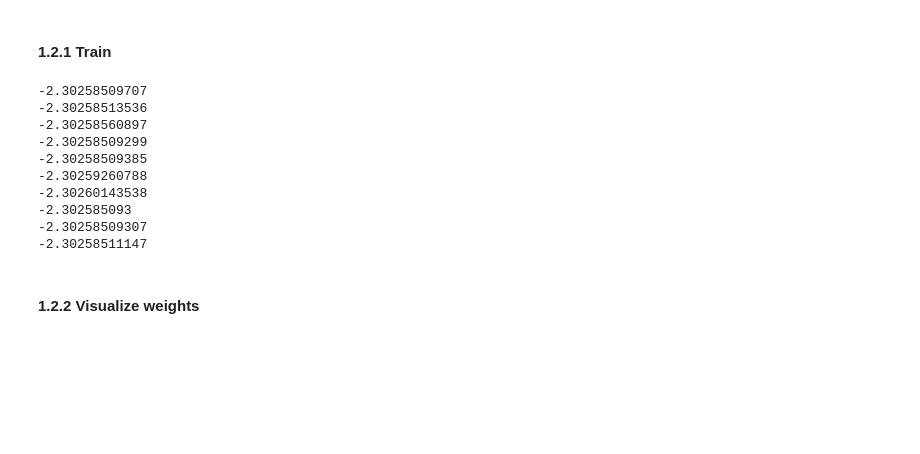
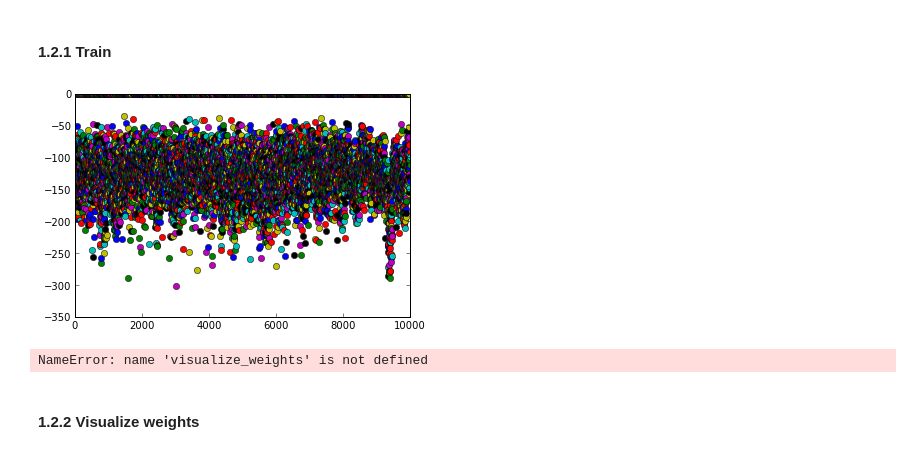
Before and after one commit to jaivalis/MLPR-Labs, a Jupyter notebook: Lab2/Lab2.ipynb, the cells around one changed output. Drawn from its saved outputs; the diff is of its cells as text; code cells hidden in the pictures; blank space fills up the shorter version.

```diff
--- a/Lab2/Lab2.ipynb
+++ b/Lab2/Lab2.ipynb
@@ -153,53 +141,45 @@ NameError: name 'W' is not defined
 # %%
 # x is a vector: 784         (datapoint)
 # t is a scalar: 1           (class of x)
 # W is a matrix: 784 x 10    (weights)
 # b is a vector: 10          (bias for each class)
 # returns conditional log probability(scalar)
 def get_log_P(x, t, W, b):
-    log_P = []
     log_Q = []
     for i in range(0,10):
         log_q = np.dot(np.transpose(W)[i], x) + b[i]
         log_Q.append(log_q)
     Z = 0.0
     for i in range (0, 10): # Z = normalizing factor
-        Z += math.exp(log_Q[i])
-    log_p = log_Q[t] - math.log1p(Z)
+        Z += exp(log_Q[i])
+    log_p = log_Q[t] - log1p(Z)
     return log_p
 
 def plot_training(handful, x_train, t_train, x_valid, t_valid):
-    W = zeros((784,10))
-    b = np.array( [0, 0, 0, 0, 0, 0, 0, 0, 0, 0])
+    W = np.zeros((784,10))
+    b = np.zeros(10)
 
+    point = 0
     for i in range(0, handful):
         W = sgd_iter(x_train, t_train, W, b)
 
-    i = 0
-    for xIndex in range(0, len(x_valid)):
-        x = x_valid[xIndex]
-        t = t_valid[xIndex]
-        log_P = get_log_P(x, t, W, b)
-        if i%1000 == 0:
-            print log_P
-        i = i + 1
+        for xIndex in range(0, len(x_valid)):
+            x = x_valid[xIndex]
+            t = t_valid[xIndex]
+            log_P = get_log_P(x, t, W, b)
+            if i%1000 == 0:
+                plt.plot(point, log_P, 'o')
+            point += 1
+    plt.show()
 
 
-
-
+W = zeros((784,10))
+b = np.array( [0, 0, 0, 0, 0, 0, 0, 0, 0, 0])
 
 (x_train, t_train), (x_valid, t_valid), (x_test, t_test) = load_mnist()
 plot_training(1, x_train, t_train, x_valid, t_valid)
 # %% [output]
+[figure, added]
--2.30258509707
--2.30258513536
--2.30258560897
--2.30258509299
--2.30258509385
--2.30259260788
--2.30260143538
--2.302585093
--2.30258509307
--2.30258511147
+NameError: name 'visualize_weights' is not defined
 # %% [markdown]
 #### 1.2.2 Visualize weights
```
Also changed, not shown: parts of 4 cells of this notebook.
